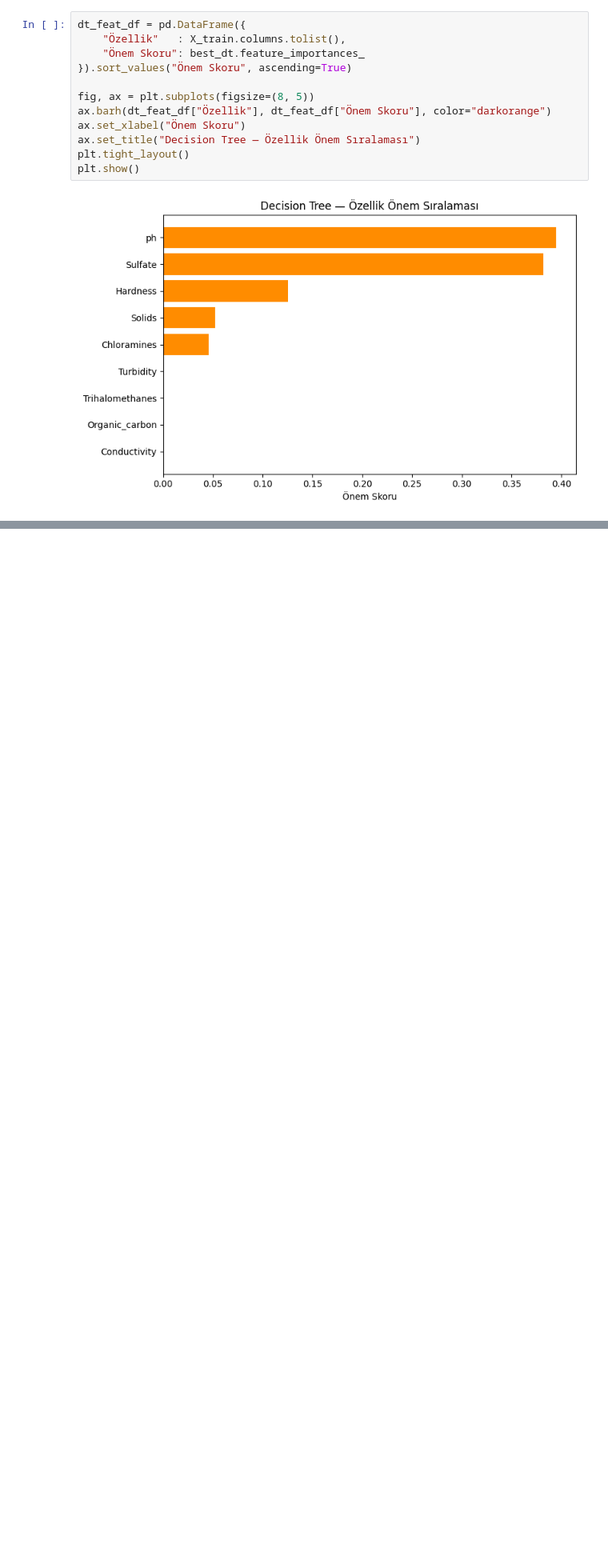
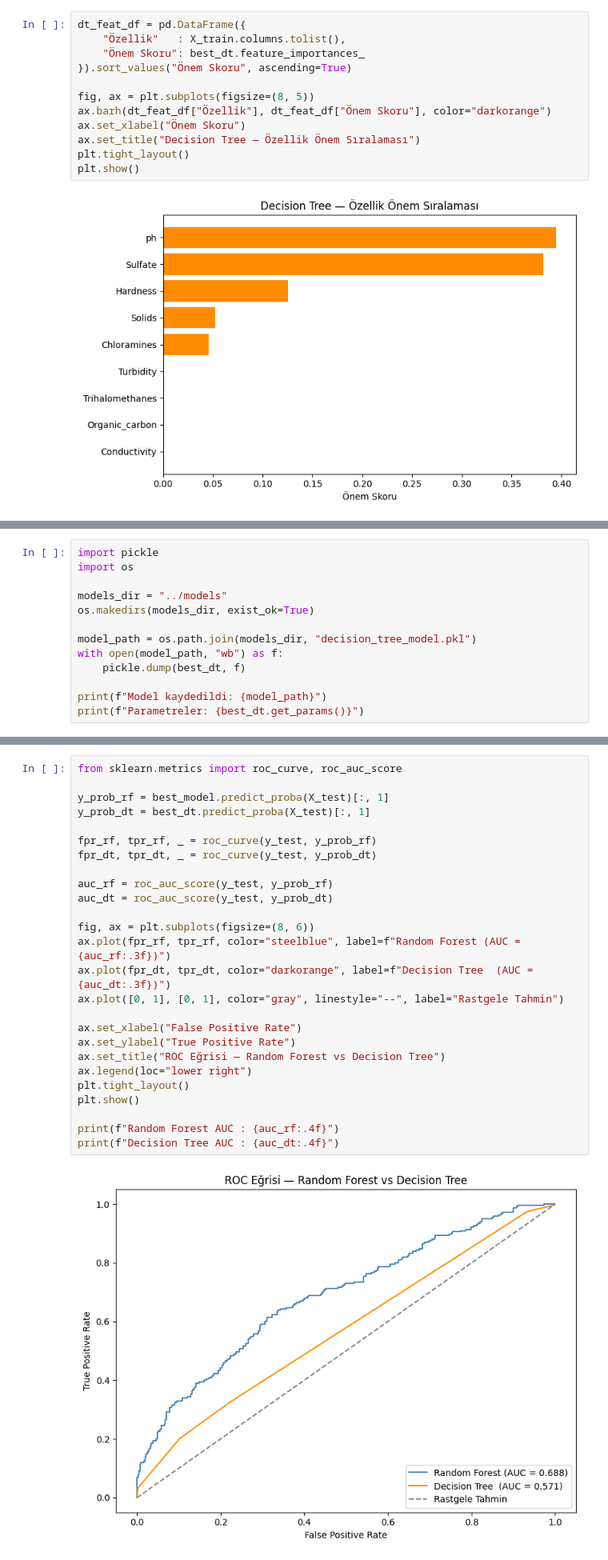
Before and after one commit to sibhelia/AquaPredict, a Jupyter notebook: notebooks/models_training.ipynb, the cells around one changed output, grey strips where cells are left out. Shown at 80% size. Cells and saved outputs as stored; diff of their text form; blank space fills up the shorter version.

```diff
--- a/notebooks/models_training.ipynb
+++ b/notebooks/models_training.ipynb
@@ -348,0 +370,13 @@ plt.show()
+# %%
+import pickle
+import os
+
+models_dir = "../models"
+os.makedirs(models_dir, exist_ok=True)
+
+model_path = os.path.join(models_dir, "decision_tree_model.pkl")
+with open(model_path, "wb") as f:
+    pickle.dump(best_dt, f)
+
+print(f"Model kaydedildi: {model_path}")
+print(f"Parametreler: {best_dt.get_params()}")
@@ -348,0 +386,28 @@ plt.show()
+# %%
+from sklearn.metrics import roc_curve, roc_auc_score
+
+y_prob_rf = best_model.predict_proba(X_test)[:, 1]
+y_prob_dt = best_dt.predict_proba(X_test)[:, 1]
+
+fpr_rf, tpr_rf, _ = roc_curve(y_test, y_prob_rf)
+fpr_dt, tpr_dt, _ = roc_curve(y_test, y_prob_dt)
+
+auc_rf = roc_auc_score(y_test, y_prob_rf)
+auc_dt = roc_auc_score(y_test, y_prob_dt)
+
+fig, ax = plt.subplots(figsize=(8, 6))
+ax.plot(fpr_rf, tpr_rf, color="steelblue", label=f"Random Forest (AUC = {auc_rf:.3f})")
+ax.plot(fpr_dt, tpr_dt, color="darkorange", label=f"Decision Tree  (AUC = {auc_dt:.3f})")
+ax.plot([0, 1], [0, 1], color="gray", linestyle="--", label="Rastgele Tahmin")
+
+ax.set_xlabel("False Positive Rate")
+ax.set_ylabel("True Positive Rate")
+ax.set_title("ROC Eğrisi — Random Forest vs Decision Tree")
+ax.legend(loc="lower right")
+plt.tight_layout()
+plt.show()
+
+print(f"Random Forest AUC : {auc_rf:.4f}")
+print(f"Decision Tree AUC : {auc_dt:.4f}")
+# %% [output]
+[figure, added]
```
Also changed, not shown: parts of 8 cells of this notebook, 1 other file.
